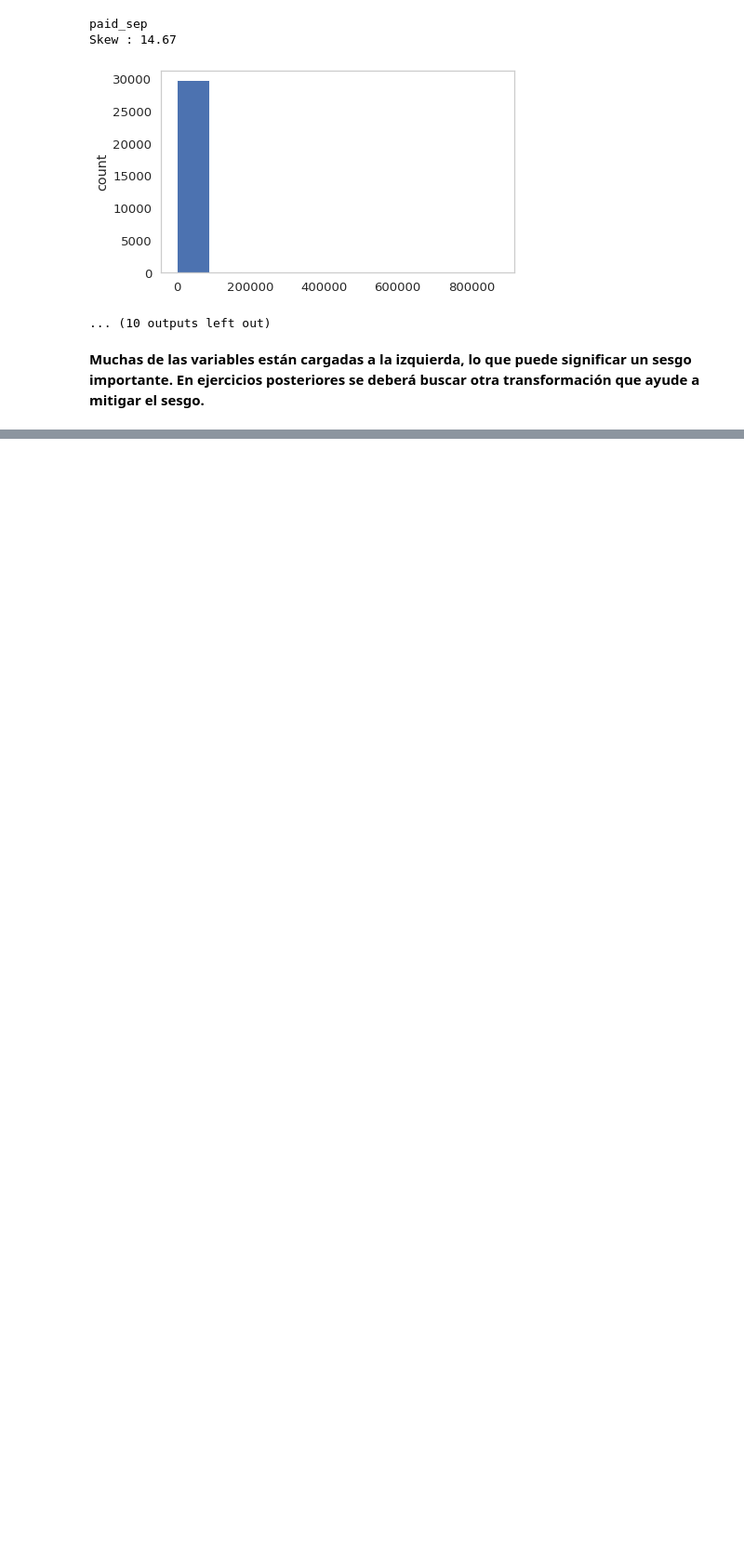
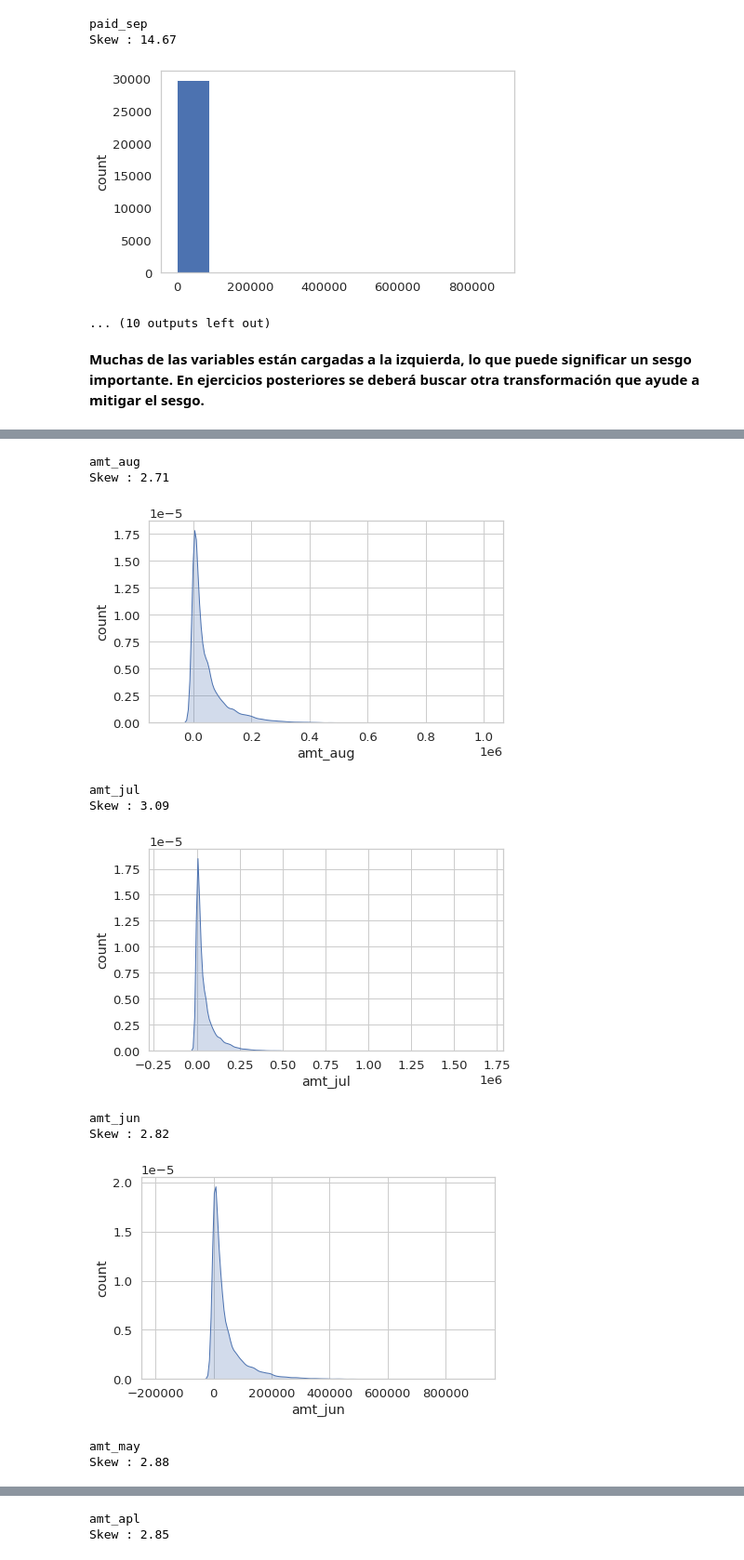
Before and after one commit to PosgradoMNA/actividades-de-aprendizaje-OctavioGMoran, a Jupyter notebook: Actividad6_Octavio_1213977.ipynb, the cells around one changed output, grey strips where cells are left out. Shown at 93% size. Saved outputs shown, nothing was run; the diff lists cells and outputs as text; code cells hidden in the pictures; blank space fills up the shorter version.

```diff
--- a/Actividad6_Octavio_1213977.ipynb
+++ b/Actividad6_Octavio_1213977.ipynb
@@ -450,0 +473,21 @@ for col in df3.columns:
+# %%
+for col in df3.columns:
+    print(col)
+    print('Skew :',round(df3[col].skew(),2))
+    plt.figure(figsize=(15,4))
+    plt.subplot(1,2,1)
+    sns.kdeplot(x=df3[col], shade=True)
+    plt.ylabel('count')
+    plt.show()
+# %% [output]
+amt_aug
+Skew : 2.71
+[figure, added]
+amt_jul
+Skew : 3.09
+[figure, added]
+amt_jun
+Skew : 2.82
+[figure, added]
+amt_may
+Skew : 2.88
@@ -450,0 +495,2 @@ for col in df3.columns:
+amt_apl
+Skew : 2.85
```
Also changed, not shown: parts of 9 cells of this notebook.
